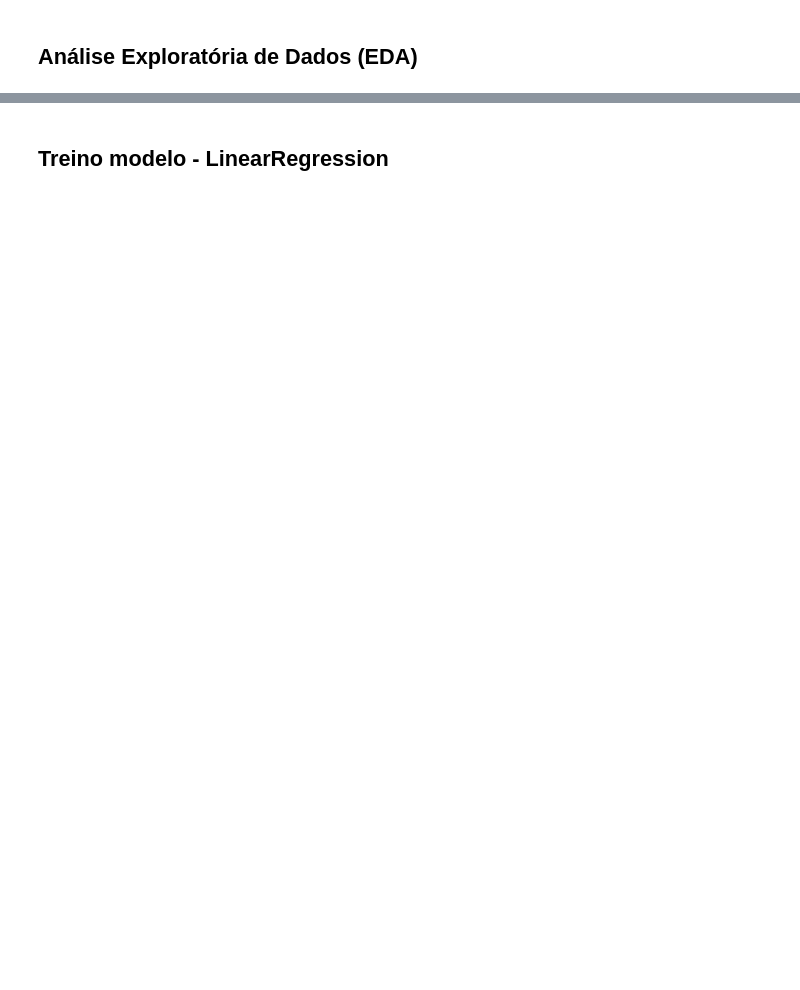
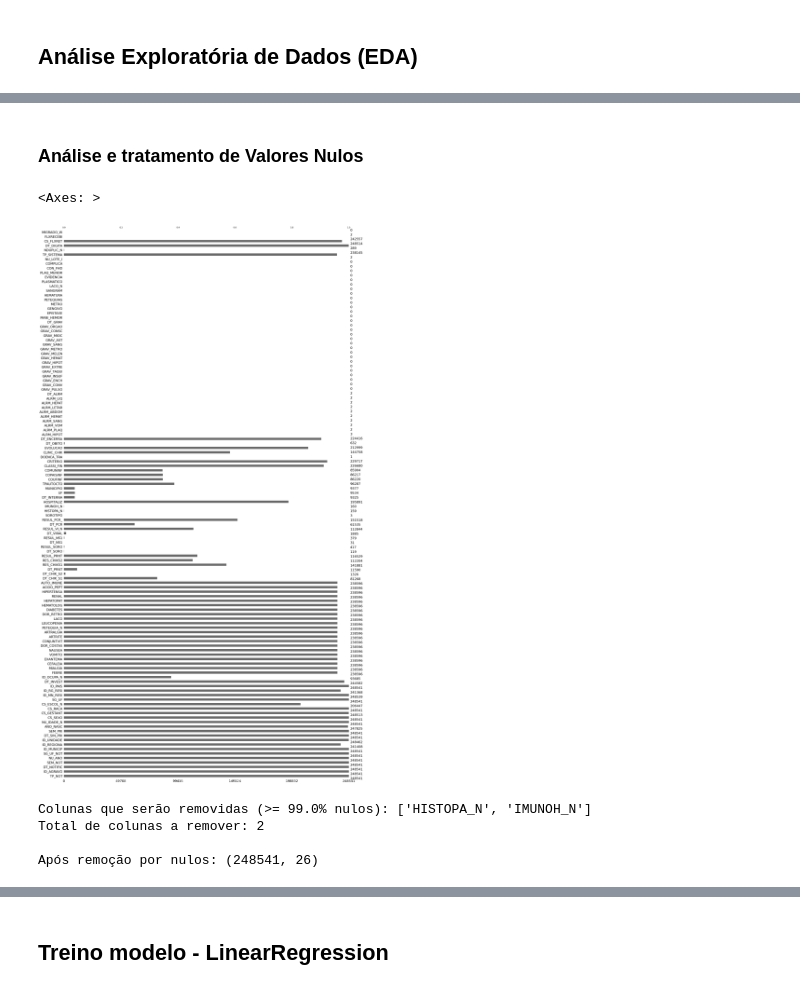
Before and after one commit to AnaPRodrigues/tech-challenge-grupo-9, a Jupyter notebook: tech-challenge-chikungunya.ipynb, the cells around one changed output, grey strips where cells are left out. Drawn from its saved outputs; the diff is of its cells as text; code cells hidden in the pictures; blank space fills up the shorter version.

```diff
--- a/tech-challenge-chikungunya.ipynb
+++ b/tech-challenge-chikungunya.ipynb
@@ -55,0 +211,26 @@ Dataset original contém 245.541 registros com 122 características/colunas.
+# %% [markdown]
+### Análise e tratamento de Valores Nulos
+# %%
+msno.bar(df_original)
+# %% [output]
+<Axes: >
+[figure, added]
+# %%
+# Remover colunas com mais de 99% de valores nulos
+null_ratio = df.isnull().mean()
+null_threshold = 0.99
+
+# Identificar colunas que serão removidas
+colunas_para_remover = null_ratio[null_ratio >= null_threshold].index.tolist()
+print(f"\nColunas que serão removidas (>= {null_threshold*100}% nulos): {colunas_para_remover}")
+print(f"Total de colunas a remover: {len(colunas_para_remover)}")
+
+# Remover colunas com mais de 99% de valores nulos
+df = df.loc[:, df.isnull().mean() < null_threshold]
+
+print(f"\nApós remoção por nulos: {df.shape}")
+# %% [output]
+Colunas que serão removidas (>= 99.0% nulos): ['HISTOPA_N', 'IMUNOH_N']
+Total de colunas a remover: 2
+
+Após remoção por nulos: (248541, 26)
```
Also changed, not shown: parts of 95 cells of this notebook.
